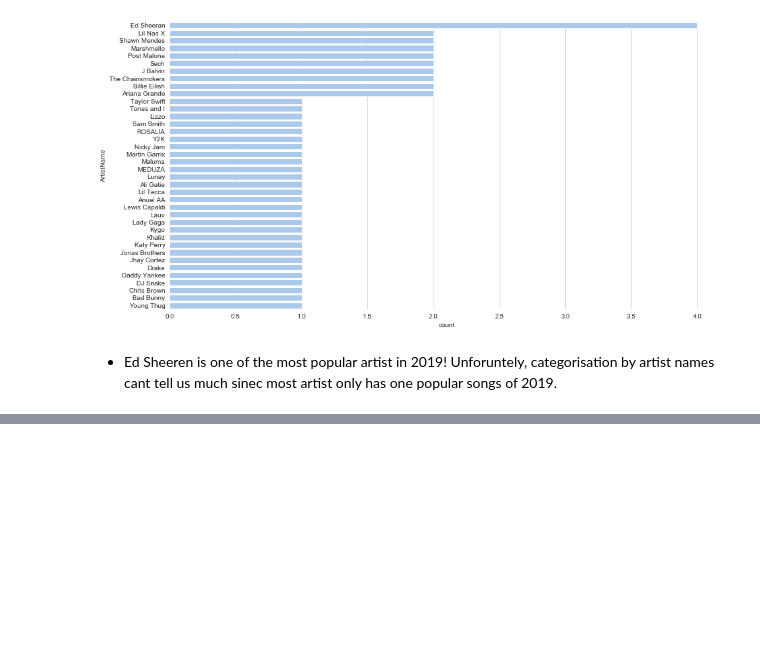
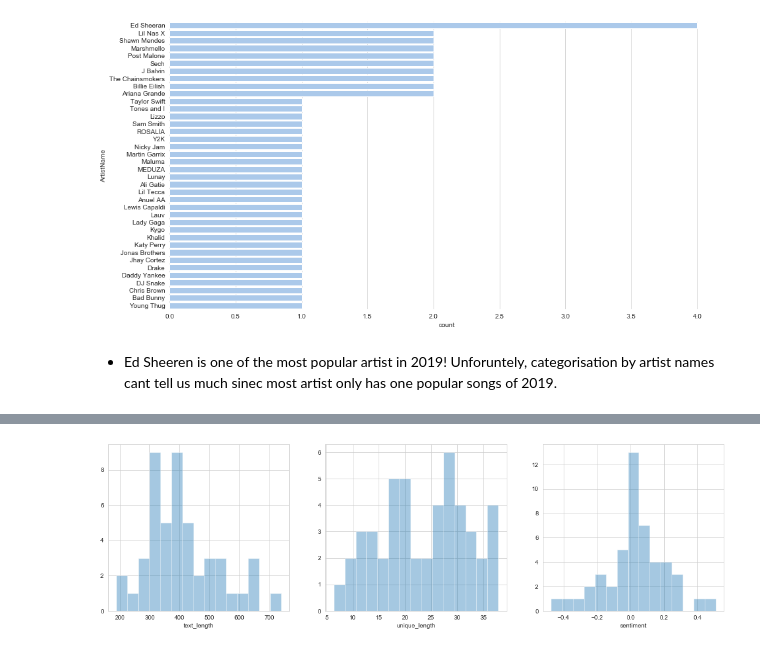
Before and after one commit to cuddlywhiskers/Kaggle, a Jupyter notebook: spotify/Top 50 Songs Spotify 2019.ipynb, the cells around one changed output, grey strips where cells are left out. Drawn from its saved outputs; the diff is of its cells as text; code cells hidden in the pictures; blank space fills up the shorter version.

```diff
--- a/spotify/Top 50 Songs Spotify 2019.ipynb
+++ b/spotify/Top 50 Songs Spotify 2019.ipynb
@@ -256,0 +305,4 @@ def pre_preprocessing(lyrics):
+# %%
+spotify['Lyrics'] = spotify['lyrics'].apply(lambda lyrics:pre_processing(lyrics))
+spotify['text_length'] = spotify['Lyrics'].apply(lambda lyrics: len(lyrics.split()))
+spotify[['clean_lyrics','unique_length']] = spotify.apply(count_unique, result_type='expand', axis = 1)
@@ -256,0 +318,26 @@ def pre_preprocessing(lyrics):
+# %%
+def sentiment_analysis(lyrics):
+#   TextBlob has a function that allows for translation of text to eng,
+#   its still possible to run sentiment analysis even without translating the lyrics.
+    blob = TextBlob(lyrics)
+    language = blob.detect_language()
+    if language != 'en':
+        blob = blob.translate(to="en")
+
+    for sentence in blob.sentences:
+        sentiment = sentence.sentiment.polarity
+    return sentiment
+# %%
+spotify['sentiment'] = spotify['clean_lyrics'].apply(sentiment_analysis)
+# %%
+lexicalrichness = spotify[spotify['text_length'] > 1]
+# %%
+fig, axes = plt.subplots(nrows=1, ncols=3, figsize = (18,5))
+sns.set_style('darkgrid')
+cols = ['text_length', 'unique_length', 'sentiment']
+
+for i, x_col in enumerate(cols):
+    sns.distplot(lexicalrichness[x_col], ax=axes[i], kde = False, bins = 15)
+    axes[i].set_xlabel(x_col)
+# %% [output]
+[figure, added]
```
Also changed, not shown: parts of 45 cells of this notebook.
